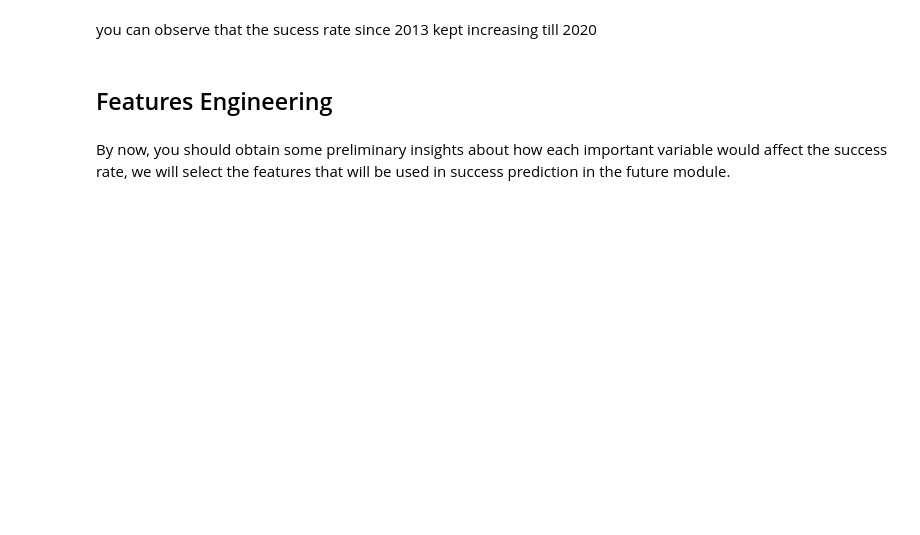
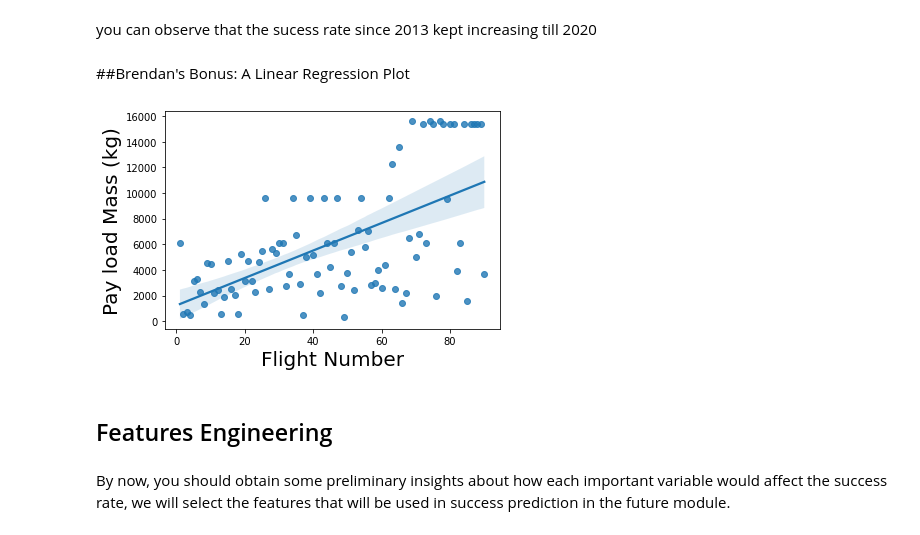
Before and after one commit to brendanpshea/ibm-data-science, a Jupyter notebook: jupyter_labs_eda_dataviz.ipynb, the cells around one changed output. Drawn from its saved outputs; the diff is of its cells as text; code cells hidden in the pictures; blank space fills up the shorter version.

```diff
--- a/jupyter_labs_eda_dataviz.ipynb
+++ b/jupyter_labs_eda_dataviz.ipynb
@@ -194,5 +189,14 @@ plt.show()
 # %% [markdown]
 you can observe that the sucess rate since 2013 kept increasing till 2020
+# %% [markdown]
+##Brendan's Bonus: A Linear Regression Plot
+# %%
+sns.regplot(y="PayloadMass", x="FlightNumber", data=df)
+plt.xlabel("Flight Number",fontsize=20)
+plt.ylabel("Pay load Mass (kg)",fontsize=20)
+plt.show()
+# %% [output]
+[figure, added]
 # %% [markdown]
 ## Features Engineering
 # %% [markdown]
```
Also changed, not shown: parts of 7 cells of this notebook.
